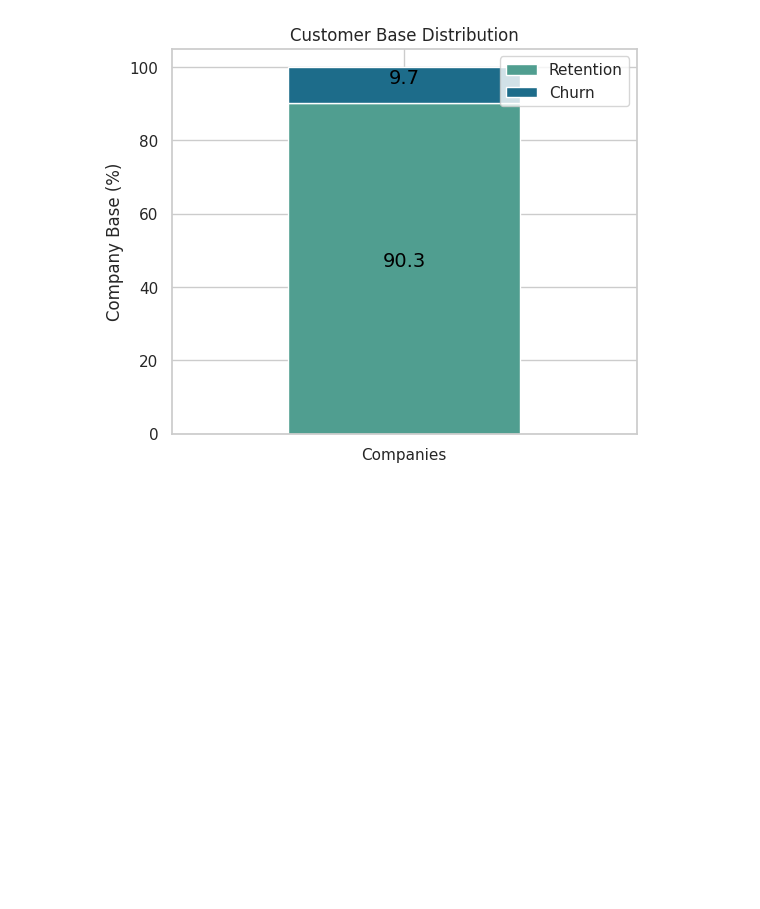
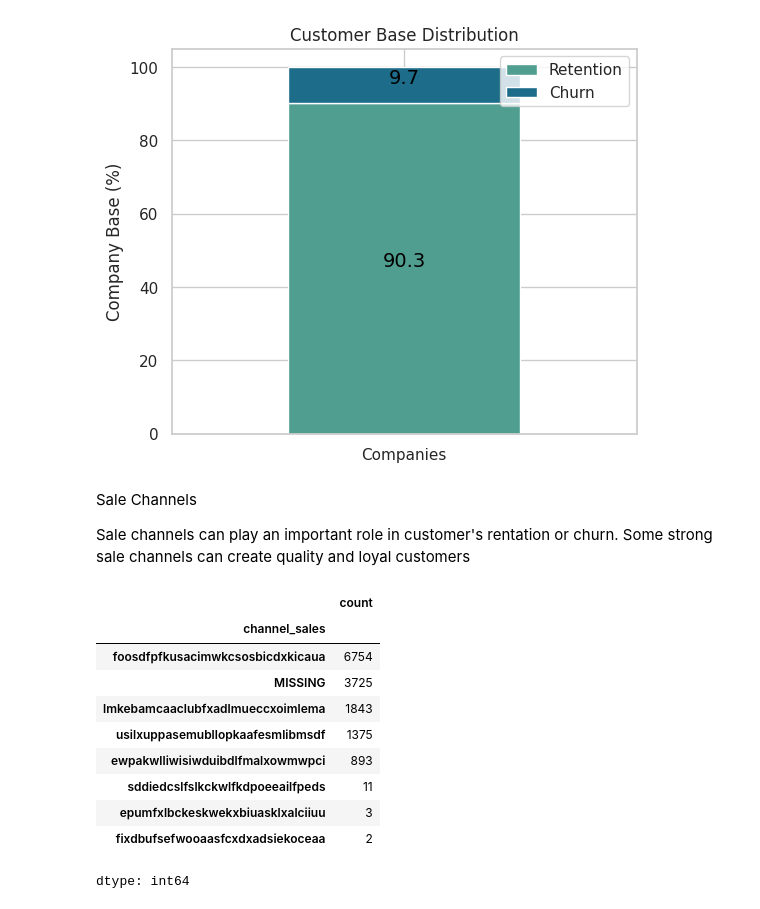
Before and after one commit to SurekhaBerlin/BCGX-Data-Science-Internship, a Jupyter notebook: BCGX_Data_Science_project.ipynb, the cells around one changed output. Drawn from its saved outputs; the diff is of its cells as text; code cells hidden in the pictures; blank space fills up the shorter version.

```diff
--- a/BCGX_Data_Science_project.ipynb
+++ b/BCGX_Data_Science_project.ipynb
@@ -316,3 +318,21 @@ plt.title('Customer Base Distribution')
 plt.show()
 # %% [output]
 [figure]
+# %% [markdown]
+Sale Channels
+
+Sale channels can play an important role in customer's rentation or churn. Some strong sale channels can create quality and loyal customers
+# %%
+client_df. channel_sales.value_counts()
+# %% [output]
+|  | count |
+| channel_sales |  |
+| foosdfpfkusacimwkcsosbicdxkicaua | 6754 |
+| MISSING | 3725 |
+| lmkebamcaaclubfxadlmueccxoimlema | 1843 |
+| usilxuppasemubllopkaafesmlibmsdf | 1375 |
+| ewpakwlliwisiwduibdlfmalxowmwpci | 893 |
+| sddiedcslfslkckwlfkdpoeeailfpeds | 11 |
+| epumfxlbckeskwekxbiuasklxalciiuu | 3 |
+| fixdbufsefwooaasfcxdxadsiekoceaa | 2 |
+dtype: int64
```
Also changed, not shown: parts of 7 cells of this notebook.
